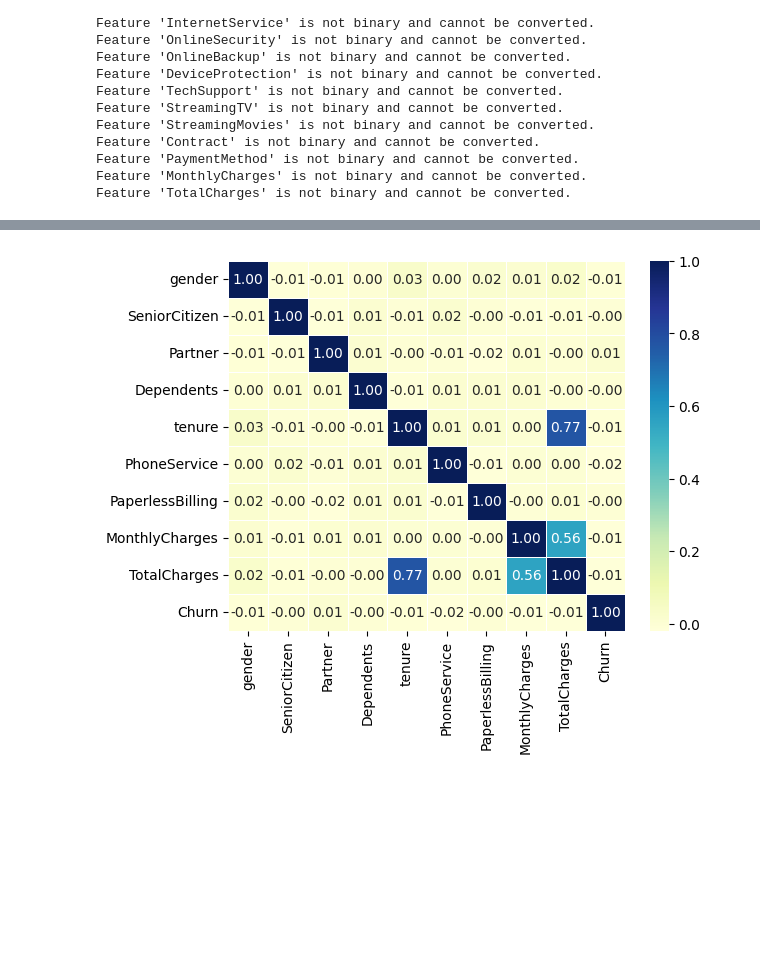
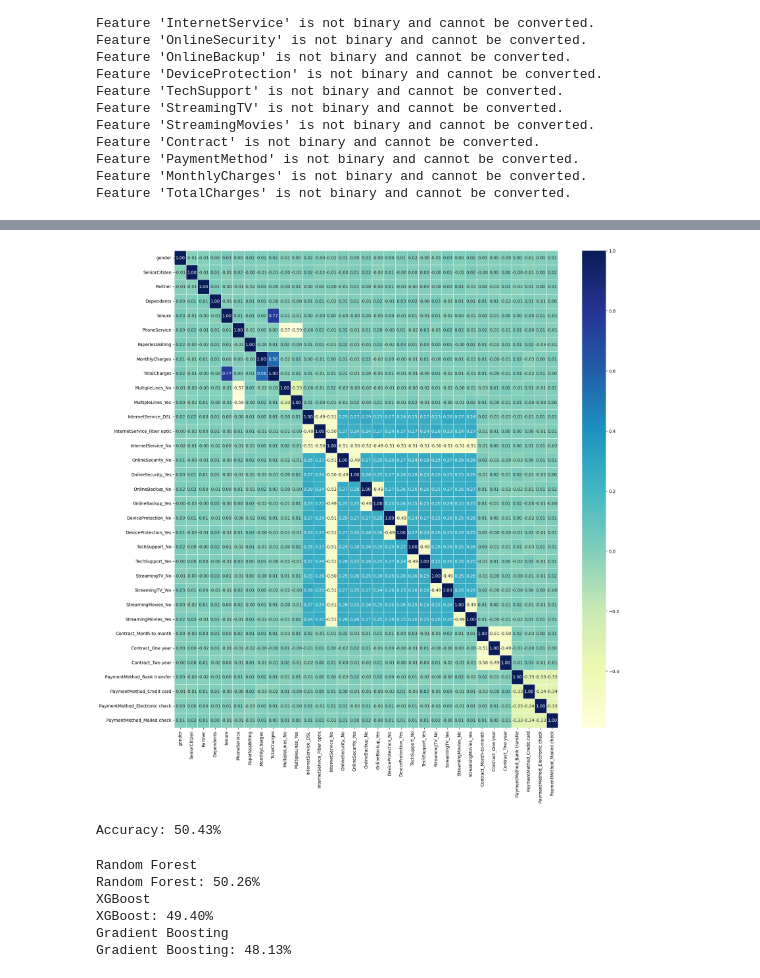
Before and after one commit to rohanbmandrai/AI_ML_DL_Projects, a Jupyter notebook: ML_Models/Customer_Churn_Prediction.ipynb, the cells around one changed output, grey strips where cells are left out. Saved outputs shown, nothing was run; the diff lists cells and outputs as text; code cells hidden in the pictures; blank space fills up the shorter version.

Commit message:
Updated Customer Churn Prediction notebook, added models and evaluated them

```diff
--- a/ML_Models/Customer_Churn_Prediction.ipynb
+++ b/ML_Models/Customer_Churn_Prediction.ipynb
@@ -117,0 +136,17 @@ df.head()
+# %%
+from sklearn.model_selection import train_test_split
+
+y = df['Churn']
+X = df.drop('Churn',axis=1)
+X =  pd.get_dummies(X,dtype=int)
+X = X.drop([
+    'StreamingMovies_No internet service',
+    'StreamingTV_No internet service',
+    'TechSupport_No internet service',
+    'DeviceProtection_No internet service',
+    'OnlineBackup_No internet service',
+    'OnlineSecurity_No internet service',
+     'MultipleLines_No phone service'
+], axis=1)
+X_train, X_test, y_train, y_test = train_test_split(X, y, test_size=0.2, random_state=42)
+X.head(2)
@@ -148,12 +187,51 @@ Feature 'TotalCharges' has correlation with target variable is -0.01426385800048
 Feature 'Churn' has correlation with target variable is 0.9999999999999999
 # %%
 # Compute correlation matrix
-co_mtx = df.corr(numeric_only=True)
-
+co_mtx = X.corr(numeric_only=True)
+plt.figure(figsize=(20,20))
 # Plot correlation heatmap
 sns.heatmap(co_mtx, cmap="YlGnBu", annot=True, fmt=".2f", linewidths=.5)
 
 # Display heatmap
+
 plt.show()
 # %% [output]
-[figure, old version]
+[figure, new version]
+# %%
+
+model = XGBClassifier(n_estimators=10, learning_rate=0.01, max_depth=10)
+model.fit(X_train, y_train)
+# Make predictions and evaluate
+predictions = model.predict(X_test)
+accuracy = accuracy_score(y_test, predictions)
+print(f"Accuracy: {accuracy * 100:.2f}%")
+# %% [output]
+Accuracy: 50.43%
+# %%
+from sklearn.ensemble import RandomForestClassifier
+from sklearn.ensemble import GradientBoostingClassifier
+from xgboost import XGBClassifier
+from sklearn.metrics import accuracy_score
+
+models = {
+    'Random Forest': RandomForestClassifier(random_state=42),
+    'XGBoost': XGBClassifier(random_state=42),
+    'Gradient Boosting': GradientBoostingClassifier(random_state=42)
+}
+
+for name, classifier in models.items():
+    print(name)
+    classifier.fit(X_train, y_train)
+
+    predictions = classifier.predict(X_test)
+
+    accuracy = accuracy_score(y_test, predictions)
+
+    print(f"{name}: {accuracy*100:.2f}%")
+# %% [output]
+Random Forest
+Random Forest: 50.26%
+XGBoost
+XGBoost: 49.40%
+Gradient Boosting
+Gradient Boosting: 48.13%
```
Also changed, not shown: parts of 8 cells of this notebook.
